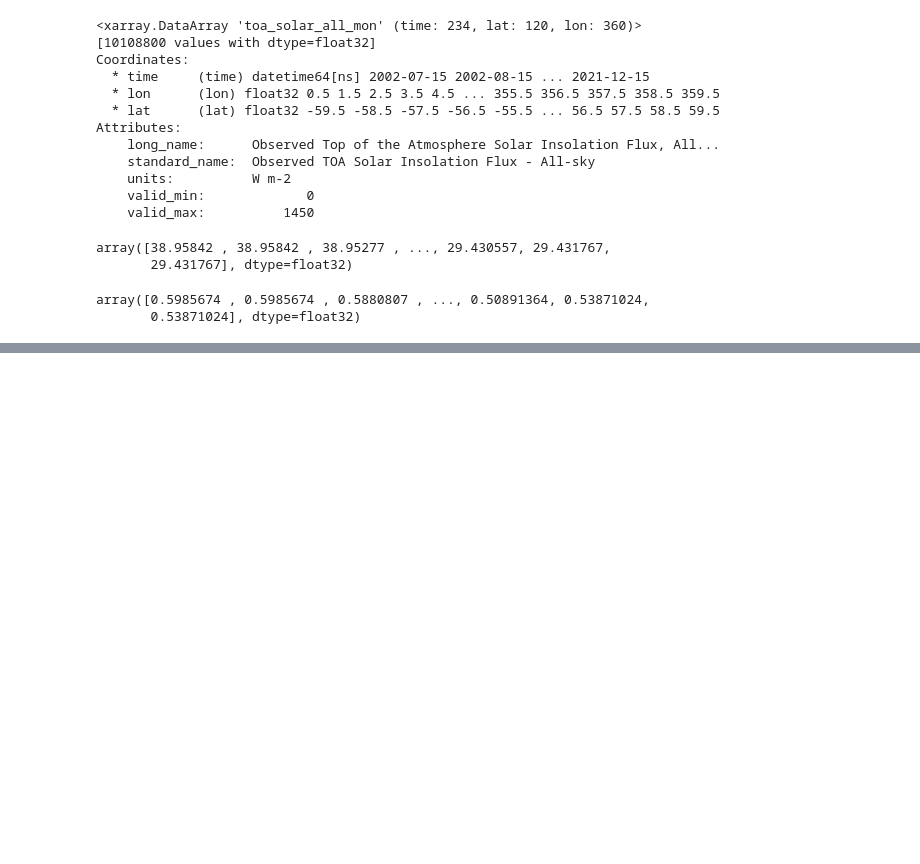
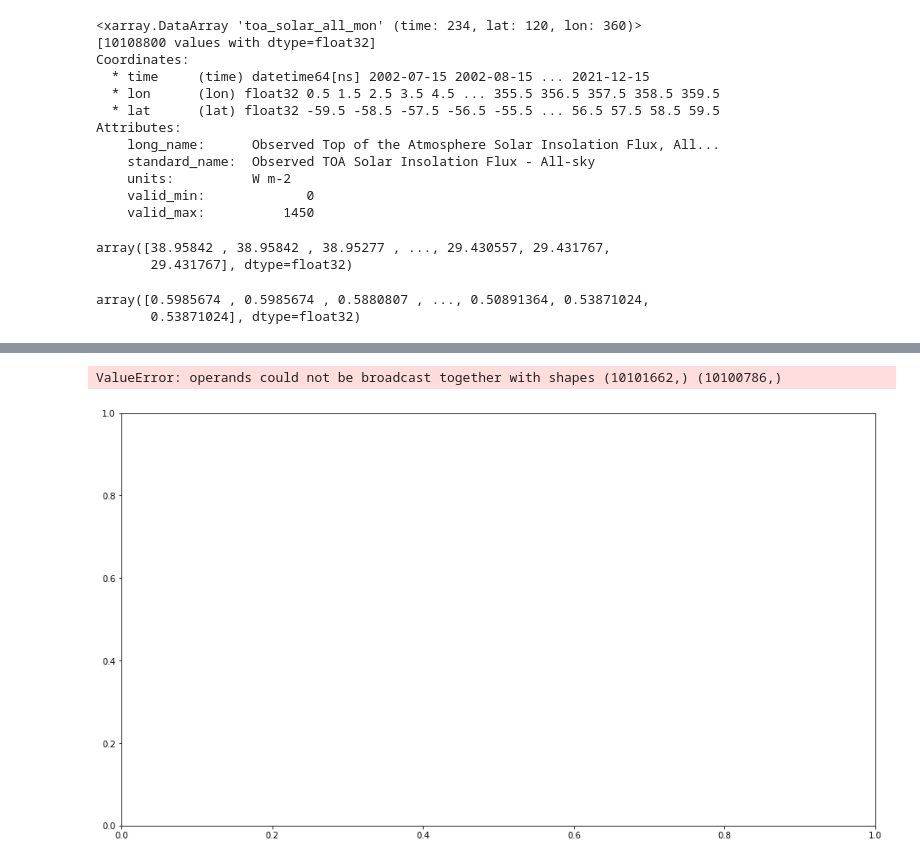
Before and after one commit to mirbygill/SOARS-2022-Mark-Irby-Gill, a Jupyter notebook: MIG 6-6 Figure 1 Recreate.ipynb, the cells around one changed output, grey strips where cells are left out. Drawn from its saved outputs; the diff is of its cells as text; code cells hidden in the pictures; blank space fills up the shorter version.

```diff
--- a/MIG 6-6 Figure 1 Recreate.ipynb
+++ b/MIG 6-6 Figure 1 Recreate.ipynb
@@ -107,4 +134,4 @@ array([0.5985674 , 0.5985674 , 0.5880807 , ..., 0.50891364, 0.53871024,
 # %%
-valid = np.logical_and(~np.isnan(c_f),~np.isnan(Scene_albedo))
-print(valid)
+NaN=np.logical_or(np.isnan(c_f,),np.isnan(Scene_albedo))
+NaN
 # %% [output]
@@ -125,6 +138,0 @@ np.shape(Scene_albedo)
-# %%
-#Identifying and removing NaN values for Scene Albedo?
-SA_NaN=Scene_albedo[np.logical_not(np.isnan(Scene_albedo))]
-#SA=Scene_albedo[~np.isnan(Scene_albedo)]
-print(SA_NaN)
-#print(SA)
@@ -140,0 +139,3 @@ np.shape(CF_NaN)
+# %%
+CF_NaN=c_f[NaN]
+SA_Nan=Scene_albedo[NaN]
@@ -156,12 +163,15 @@ np.shape(SA)
 np.ndim(SA)
 # %%
 plt.figure(figsize=(16,9))
-plt.hist2d(CF[0:10100786], SA)
-plt.title('Cloud Fraction vs. Albedo')
-plt.xlabel('Cloud Fraction')
-plt.ylabel('Albedo (%)')
+plt.hist2d(CF_NaN, SA_NaN)
+#plt.title('Cloud Fraction vs. Albedo')
+#plt.xlabel('Cloud Fraction')
+#plt.ylabel('Albedo (%)')
 cbar=plt.colorbar()
-cbar.set label('Counts')
+#cbar.set label('Counts')
+# %% [output]
+ValueError: operands could not be broadcast together with shapes (10101662,) (10100786,)
+[figure, added]
 # %%
 #Identifying and removing NaN values for Scene Albedo?
 SA_NaN=Scene_albedo[np.logical_not(np.isnan(Scene_albedo))]
```
Also changed, not shown: parts of 22 cells of this notebook.
